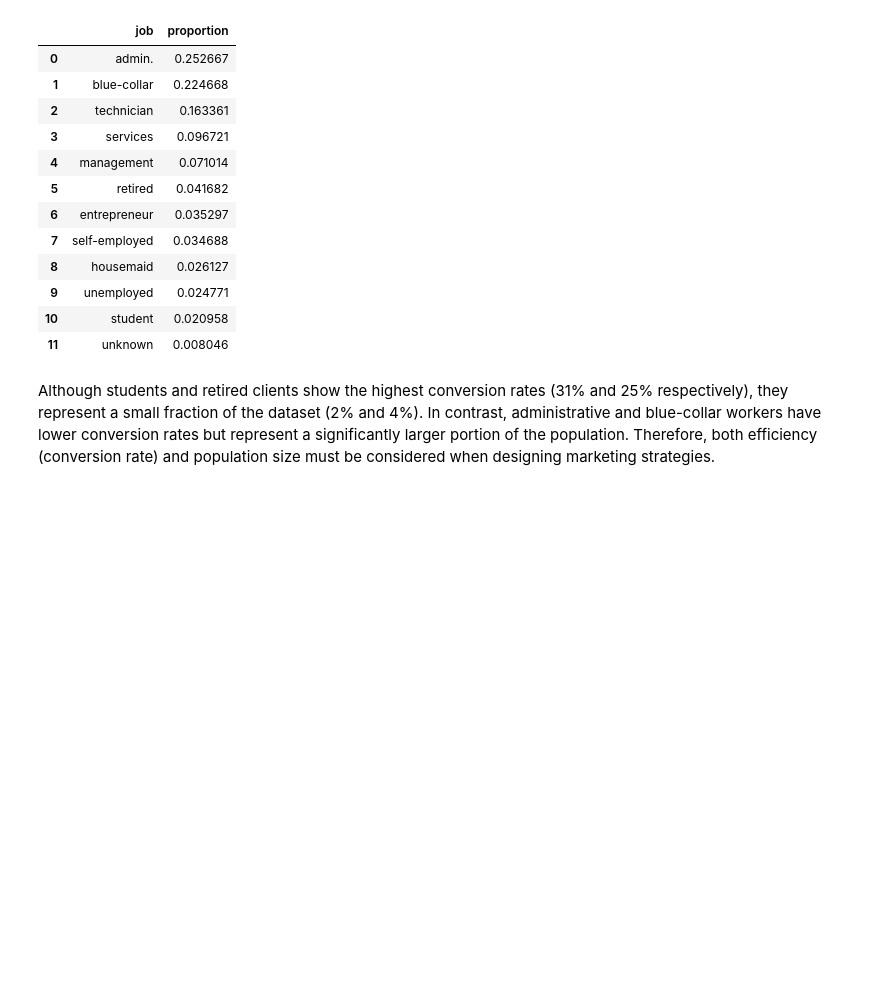
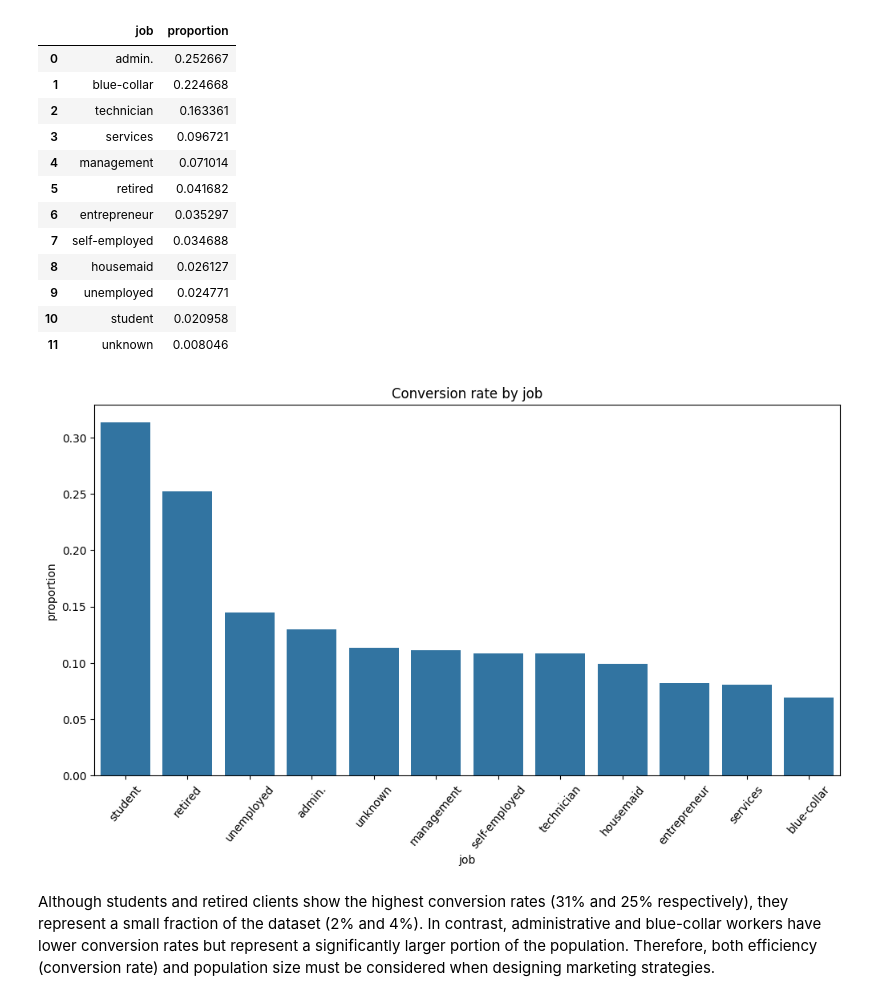
Before and after one commit to Carlos475-create/bank-marketing-eda, a Jupyter notebook: notebooks/02_exploratoy_analysis.ipynb, the cells around one changed output. Cells and saved outputs as stored; diff of their text form; code cells hidden in the pictures; blank space fills up the shorter version.

Commit message:
EDA: add visualizations to analyze relationship between sociodemographic variables and conversion rate

```diff
--- a/notebooks/02_exploratoy_analysis.ipynb
+++ b/notebooks/02_exploratoy_analysis.ipynb
@@ -53,7 +53,8 @@ This indicates that the marketing campaign has a relatively low success rate.
 ### conversion rate by job
 # %%
 job_conversion_rate = bank_df.groupby("job")["y"].value_counts(normalize=True).reset_index()
-job_conversion_rate[job_conversion_rate["y"]=='yes'].sort_values(by="proportion", ascending=False)
+job_conversion_rate = job_conversion_rate[job_conversion_rate["y"]=='yes'].sort_values(by="proportion", ascending=False)
+job_conversion_rate
 # %% [output]
 |  | job | y | proportion |
 | 17 | student | yes | 0.313616 |
@@ -84,6 +85,16 @@ bank_df["job"].value_counts(normalize=True).reset_index()
 | 9 | unemployed | 0.024771 |
 | 10 | student | 0.020958 |
 | 11 | unknown | 0.008046 |
+# %%
+plt.figure(figsize=(12,6))
+sns.barplot(data=job_conversion_rate, x="job", y="proportion")
+plt.xticks(rotation=50)
+plt.title("Conversion rate by job")
+plt.show()
+plt.tight_layout()
+plt.close()
+# %% [output]
+[figure, added]
 # %% [markdown]
 Although students and retired clients show the highest conversion rates (31% and 25% respectively), they represent a small fraction of the dataset (2% and 4%). In contrast, administrative and blue-collar workers have lower conversion rates but represent a significantly larger portion of the population. Therefore, both efficiency (conversion rate) and population size must be considered when designing marketing strategies.
 # %% [markdown]
```
Also changed, not shown: parts of 4 cells of this notebook.
